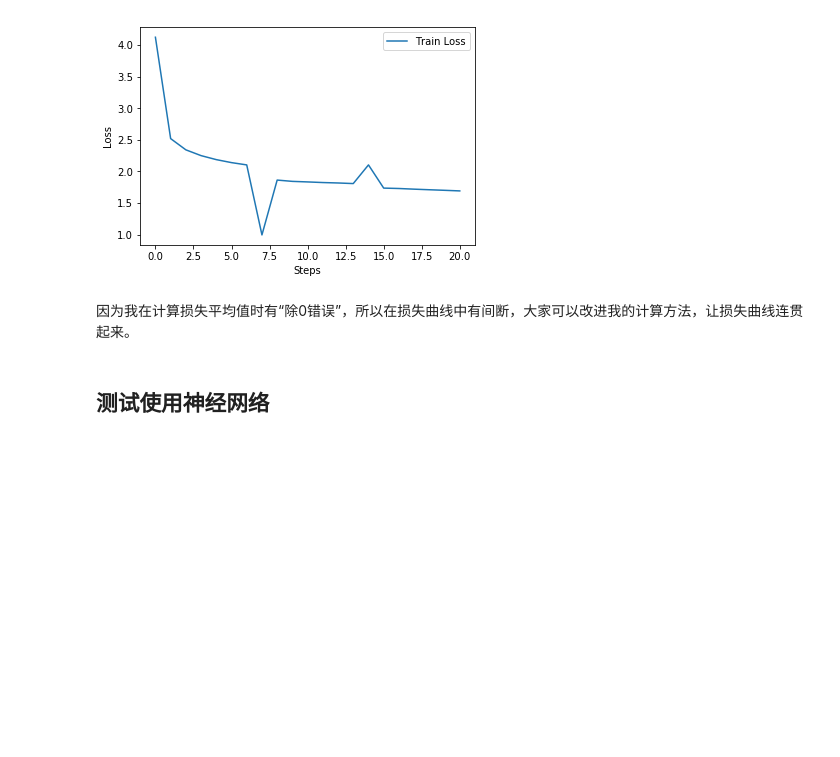
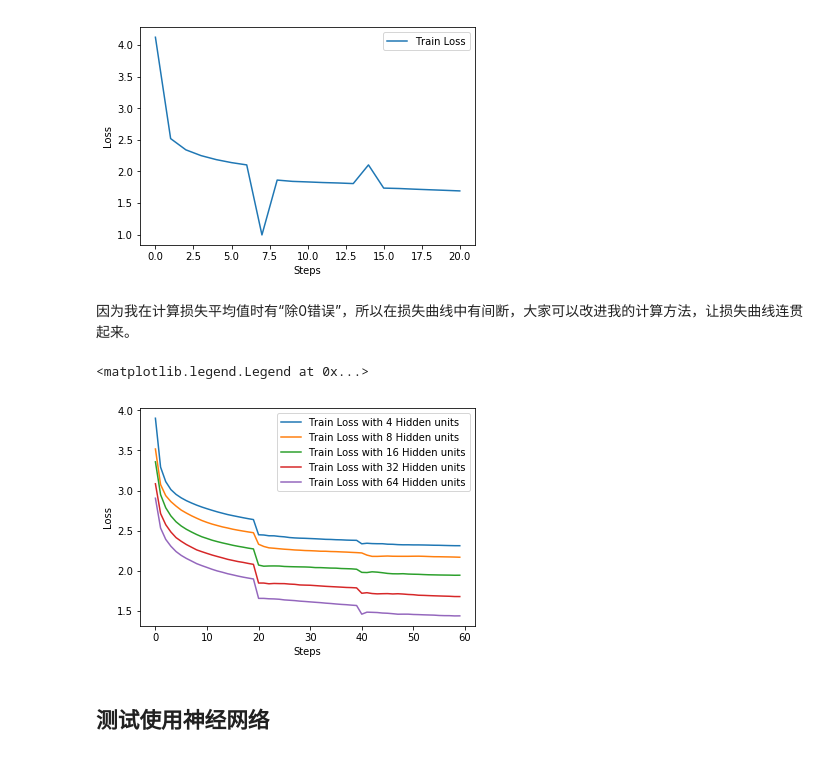
Before and after one commit to yueyangming/PyTorch_homework, a Jupyter notebook: homework03-1115/Homework_LSTM_Name_Generator.ipynb, the cells around one changed output. Drawn from its saved outputs; the diff is of its cells as text; code cells hidden in the pictures; blank space fills up the shorter version.

Commit message:
Add Feature: Plot(Hidden_units, Loss)

```diff
--- a/homework03-1115/Homework_LSTM_Name_Generator.ipynb
+++ b/homework03-1115/Homework_LSTM_Name_Generator.ipynb
@@ -335,6 +349,8 @@ criterion = torch.nn.NLLLoss()
 # %% [markdown]
 训练的过程与我们前几节课一样，都是老套路啦！
 # %%
+Print_Flag = False
+
 start = time.time()
 
 records = []
@@ -348,13 +364,12 @@ for epoch in range(num_epoch):
         train_loss += loss
 
         #每隔3000步，跑一次校验集，并打印结果
-        if i % 3000 == 1:
+        if i % 1000 == 1:
             training_process = (all_line_num * epoch + i) / (all_line_num * num_epoch) * 100
             training_process = '%.2f' % training_process
-#             if train_loss.data.numpy() > 0.001:
-#                 train_loss -= 0.001
-            print('第{}轮，训练损失：{:.2f}，训练进度：{}%，（{}）'\
-                .format(epoch, train_loss.data.numpy()[0] / i, float(training_process), time_since(start)))
+            if Print_Flag:
+                print('第{}轮，训练损失：{:.2f}，训练进度：{}%，（{}）'\
+                    .format(epoch, train_loss.data.numpy()[0] / i, float(training_process), time_since(start)))
             records.append([train_loss.data.numpy()[0] / i])
 # %% [output]
 第0轮，训练损失：4.12，训练进度：0.0%，（0m 0s）
@@ -393,3 +404,52 @@ plt.legend()
 [figure]
 # %% [markdown]
 因为我在计算损失平均值时有“除0错误”，所以在损失曲线中有间断，大家可以改进我的计算方法，让损失曲线连贯起来。
+# %%
+# Plot(Hidden_size, Loss)
+
+records_all = []
+num_epoch = 3
+learning_rate = 0.001
+Print_Flag = False
+
+for k in range(2,7):
+    HIDDEN_SIZE = 2 ** k
+
+    # 实例化模型
+    lstm =  LSTMNetwork( category_size = 18, name_size = 58, hidden_size = HIDDEN_SIZE, output_size = 59)
+    # 定义损失函数与优化方法
+    optimizer = torch.optim.Adam(lstm.parameters(), lr = learning_rate)
+    criterion = torch.nn.NLLLoss()
+
+    Print_Flag = False
+
+    start = time.time()
+
+    records = []
+    # 开始训练循环
+    for epoch in range(num_epoch):
+        train_loss = 0.001
+        # 按所有数据的行数随机循环
+        for i in range(all_line_num):
+            i += 1
+            loss = train_LSTM(lstm)
+            train_loss += loss
+
+            #每隔3000步，跑一次校验集，并打印结果
+            if i % 1000 == 500:
+                training_process = (all_line_num * epoch + i) / (all_line_num * num_epoch) * 100
+                training_process = '%.2f' % training_process
+                if Print_Flag:
+                    print('第{}轮，训练损失：{:.2f}，训练进度：{}%，（{}）'\
+                        .format(epoch, train_loss.data.numpy()[0] / i, float(training_process), time_since(start)))
+                records.append([train_loss.data.numpy()[0] / i])
+    records_all.append(records)
+    current_Train = [each[0] for each in records]
+    plt.plot(current_Train, label = 'Train Loss with {} Hidden units'.format(HIDDEN_SIZE))
+
+plt.xlabel('Steps')
+plt.ylabel('Loss')
+plt.legend()
+# %% [output]
+<matplotlib.legend.Legend at 0x...>
+[figure, added]
```
Also changed, not shown: parts of 6 cells of this notebook.
